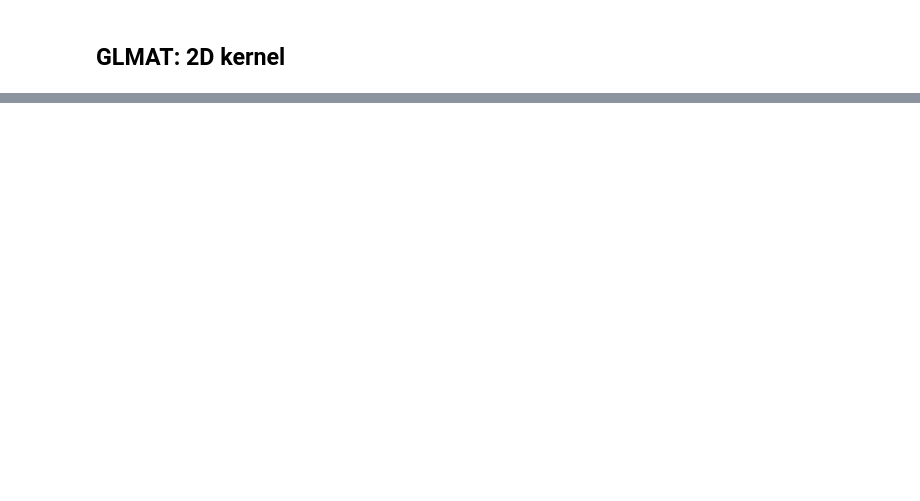
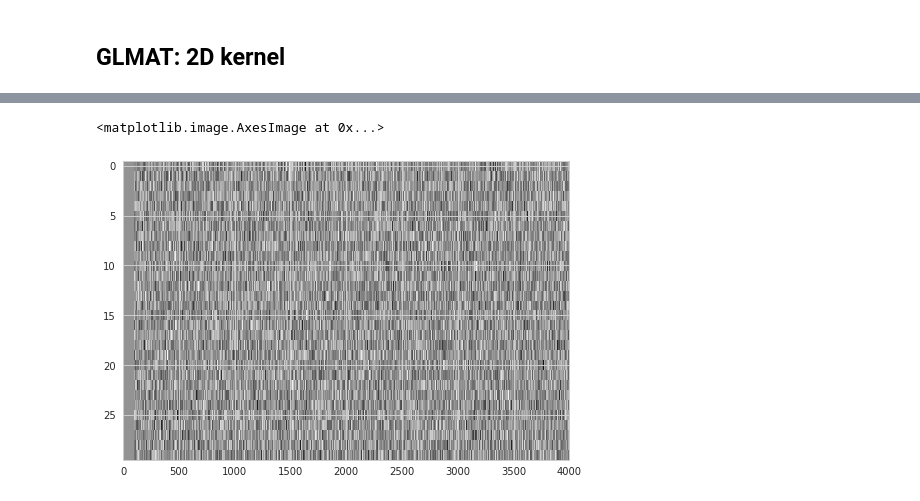
Before and after one commit to melizalab/dstrf, a Jupyter notebook: notebooks/glmat/glmat_2d_twin.ipynb, the cells around one changed output, grey strips where cells are left out. Saved outputs shown, nothing was run; the diff lists cells and outputs as text; code cells hidden in the pictures; blank space fills up the shorter version.

```diff
--- a/notebooks/glmat/glmat_2d_twin.ipynb
+++ b/notebooks/glmat/glmat_2d_twin.ipynb
@@ -61,12 +65,15 @@ sns.heatmap(k1)
 # %%
 # generate some random data to fit
 np.random.seed(1)
 stim_dt = 10.0
 upsample = int(stim_dt / model_dt)
 stim = np.random.randn(nfreq, int(n_samples / (stim_dt / model_dt)))
 stim[:,:100] = 0
-stim_mat = strf.design_matrix(stim, ntau)
+#stim_mat = strf.design_matrix(stim, ntau)
 plt.imshow(stim, aspect='auto')
+# %% [output]
+<matplotlib.image.AxesImage at 0x...>
+[figure, added]
 # %%
 @jit
 def predict_spikes(V, params, dt):
```
Also changed, not shown: parts of 7 cells of this notebook.
